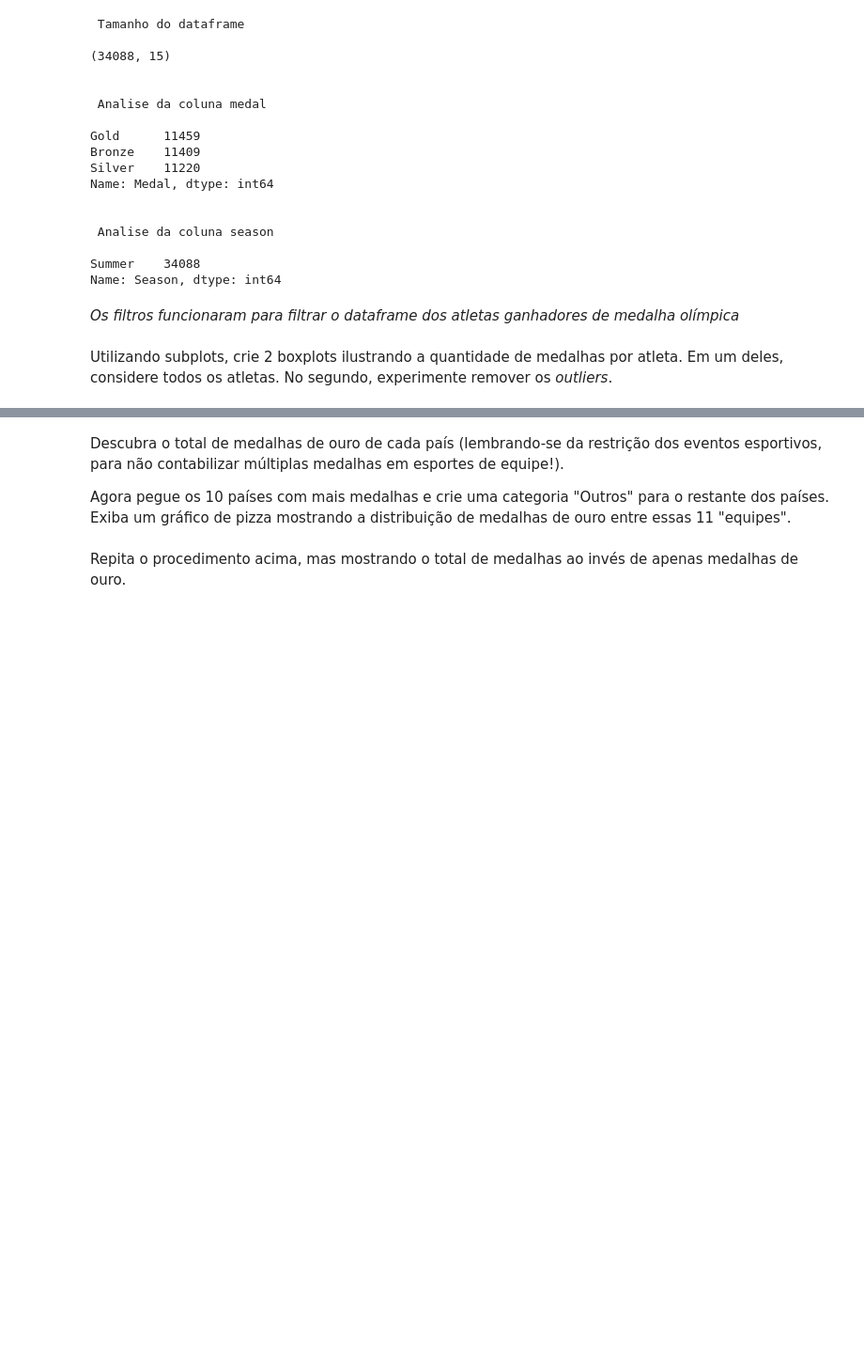
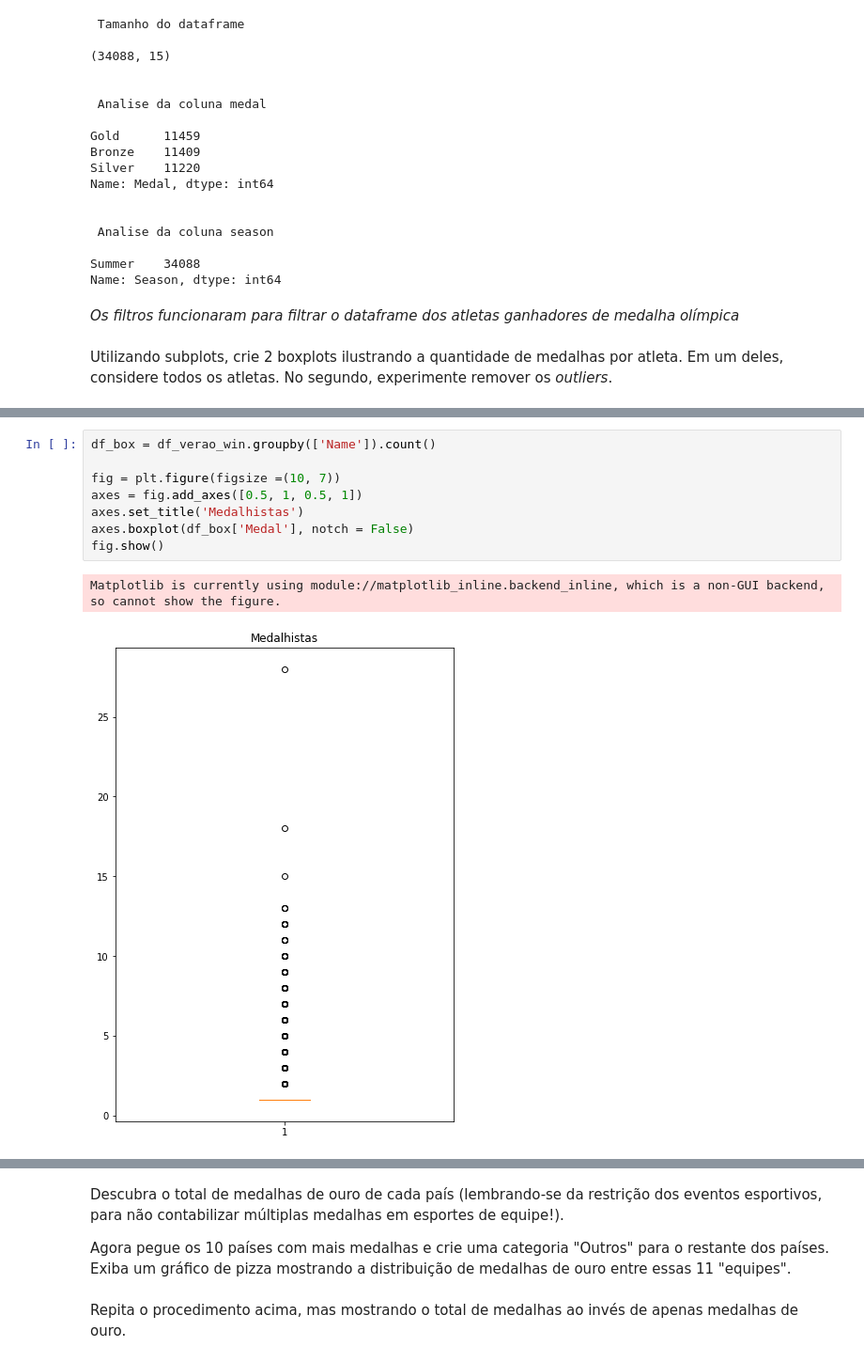
Before and after one commit to VictorBTaveira/Projeto-DataViz, a Jupyter notebook: Projeto_Dataviz.ipynb, the cells around one changed output, grey strips where cells are left out. Shown: that part at 94% size. Saved outputs shown, nothing was run; the diff lists cells and outputs as text; blank space fills up the shorter version.

```diff
--- a/Projeto_Dataviz.ipynb
+++ b/Projeto_Dataviz.ipynb
@@ -532,0 +549,11 @@ Utilizando subplots, crie 2 boxplots ilustrando a quantidade de medalhas por atl
+# %%
+df_box = df_verao_win.groupby(['Name']).count()
+
+fig = plt.figure(figsize =(10, 7))
+axes = fig.add_axes([0.5, 1, 0.5, 1])
+axes.set_title('Medalhistas')
+axes.boxplot(df_box['Medal'], notch = False)
+fig.show()
+# %% [output]
+Matplotlib is currently using module://matplotlib_inline.backend_inline, which is a non-GUI backend, so cannot show the figure.
+[figure, added]
```
Also changed, not shown: parts of 3 cells of this notebook.
